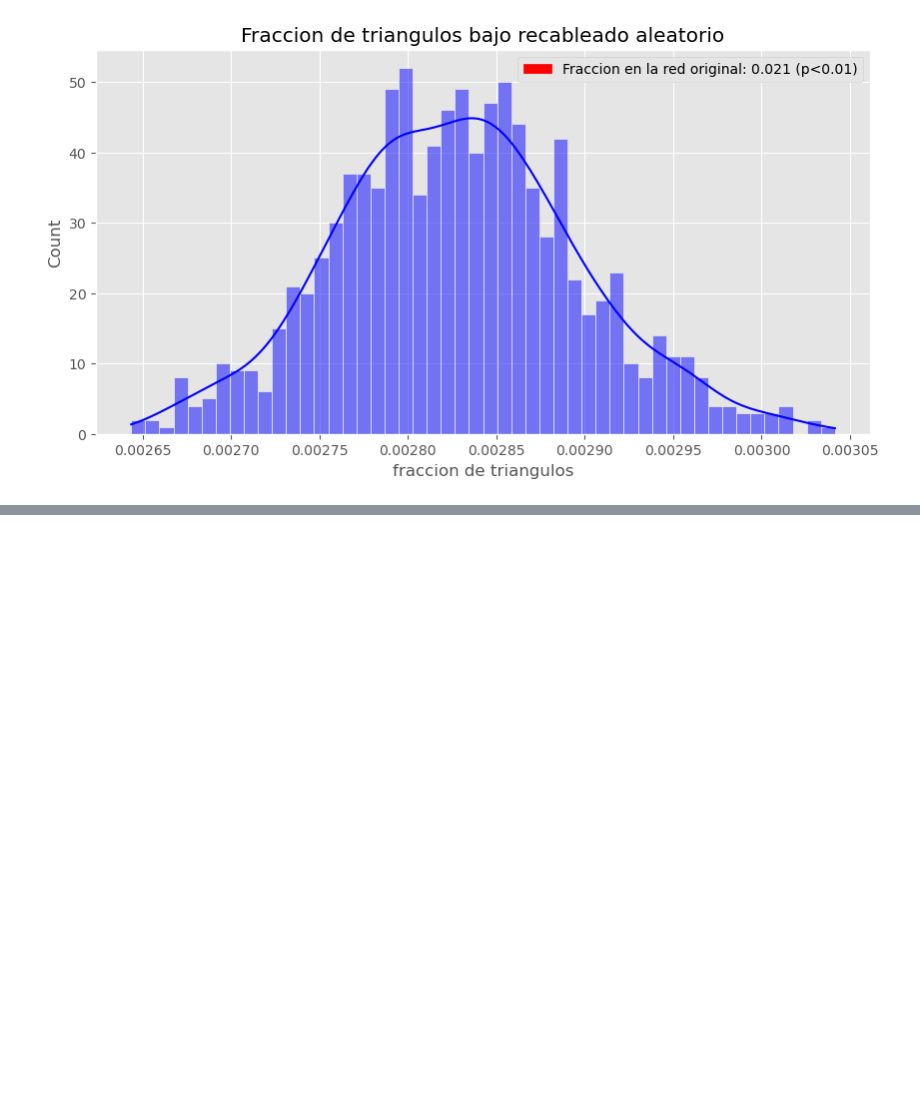
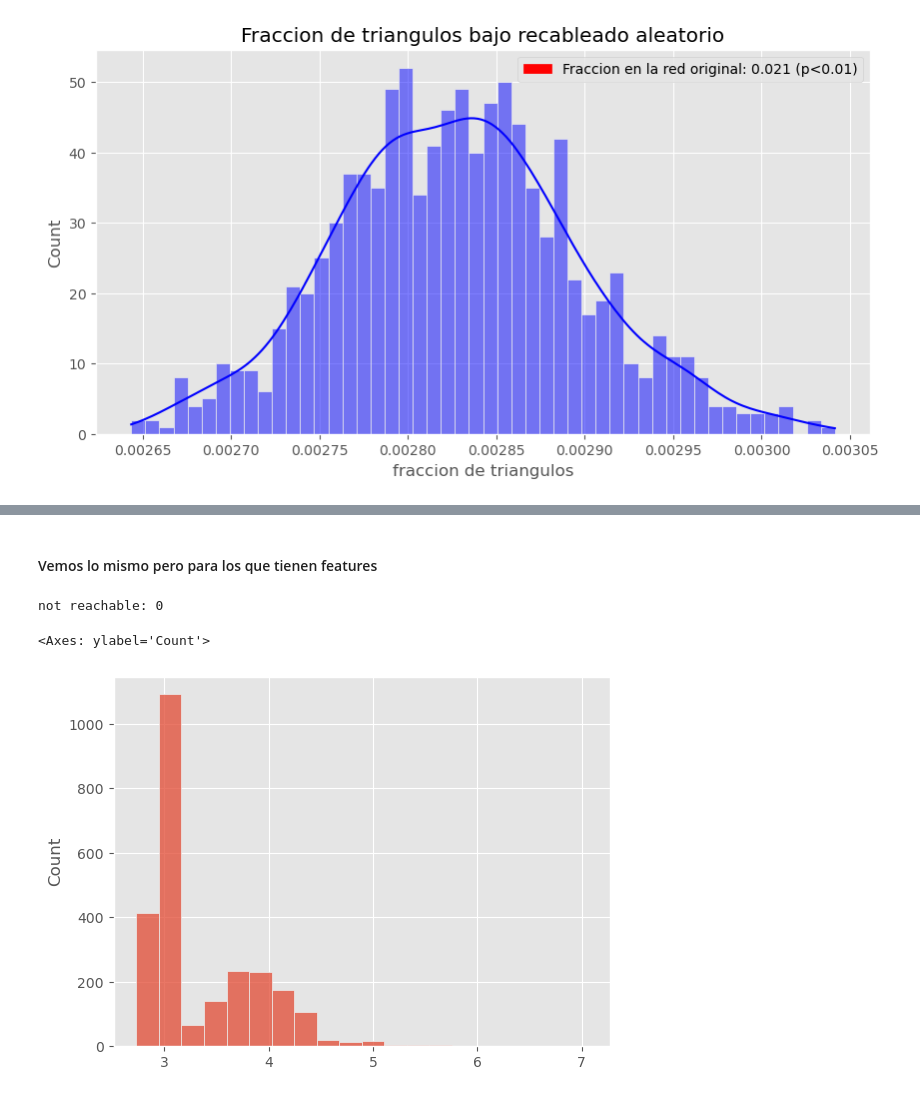
Before and after one commit to nyanovsky/tesis, a Jupyter notebook: data/network_analysis.ipynb, the cells around one changed output, grey strips where cells are left out. Cells and saved outputs as stored; diff of their text form; code cells hidden in the pictures; blank space fills up the shorter version.

```diff
--- a/data/network_analysis.ipynb
+++ b/data/network_analysis.ipynb
@@ -151,0 +252,14 @@ plt.legend(handles=custom_legend, loc="upper right")
+# %% [markdown]
+#### Vemos lo mismo pero para los que tienen features
+# %%
+genes_with_features = [x for x in genes if x in ids]
+genes_with_no_features = [x for x in genes if x not in ids]
+# %%
+dists_to_features = dists_to_subgraph(genes_with_no_features, genes_with_features)
+# %% [output]
+not reachable: 0
+# %%
+sns.histplot([x[0] for x in dists_to_features], bins=20)
+# %% [output]
+<Axes: ylabel='Count'>
+[figure, added]
```
Also changed, not shown: parts of 26 cells of this notebook, 13 other files.
